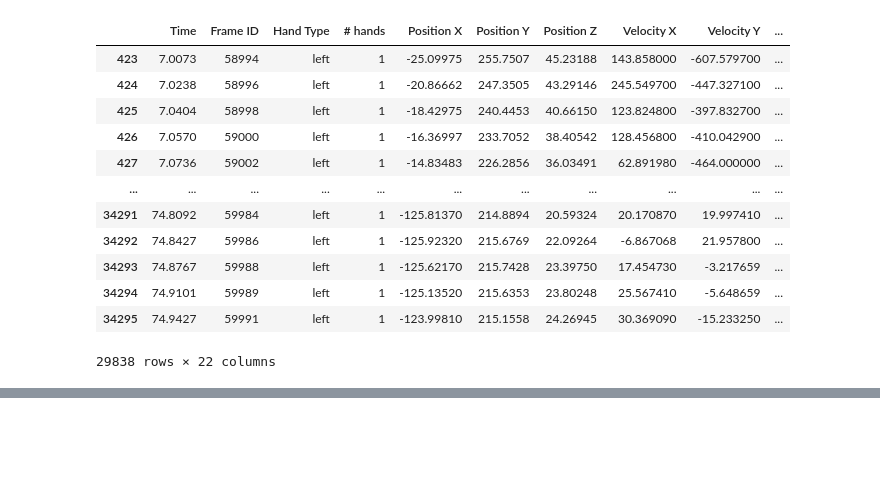
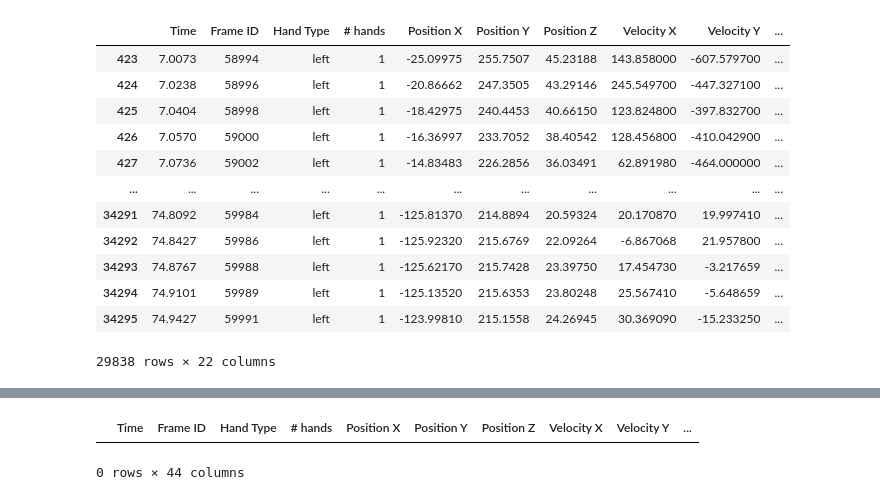
Before and after one commit to diklabirman/Data_Viz_Final_Project, a Jupyter notebook: Hands_notebook.ipynb, the cells around one changed output, grey strips where cells are left out. Cells and saved outputs as stored; diff of their text form; code cells hidden in the pictures; blank space fills up the shorter version.

```diff
--- a/Hands_notebook.ipynb
+++ b/Hands_notebook.ipynb
@@ -264,6 +292,11 @@ df_list_test_alone = df_list_test_alone.drop(['index'], axis = 1)
 
 handRight = handRight.reset_index()
 handRight = handRight.drop(['index'], axis = 1)
+# %%
+#verifying all 'handtype' is left only in 'alone'
+df_alone_train = df_alone_train[df_alone_train[' Hand Type'] == 'left']
+df_alone_val = df_alone_val[df_alone_val[' Hand Type'] == 'left']
+df_list_test_alone = df_list_test_alone[df_list_test_alone[' Hand Type'] == 'left']
 # %%
 #merging hand right with alone ( left only-df_alone_train)
 DF_temp_handRight = handRight
@@ -325,2 +356,12 @@ df_tarin_total
+# %%
+list1 = df_alone_train.columns
+list2 = [list1[0]+'1']
 # %%
-for i in range (0, len(df_alone_train), 2) :
+for i in range (1, len(list1)) :
+    list2.append(list1[i]+'1')
+# %%
+list3 = [list1[0]]
+for i in range (1, len(list1)) :
+    list3.append(list1[i])
+for i in range (len(list2)) :
+    list3.append(list2[i])
@@ -326,0 +388,6 @@ for i in range (0, len(df_alone_train), 2) :
+# %%
+df_alone_train_combine = pd.DataFrame(columns = list3)
+df_alone_train_combine
+# %% [output]
+|  | Time | Frame ID | Hand Type | # hands | Position X | Position Y | Position Z | Velocity X | Velocity Y | ... |
+0 rows × 44 columns
```
Also changed, not shown: parts of 8 cells of this notebook.
